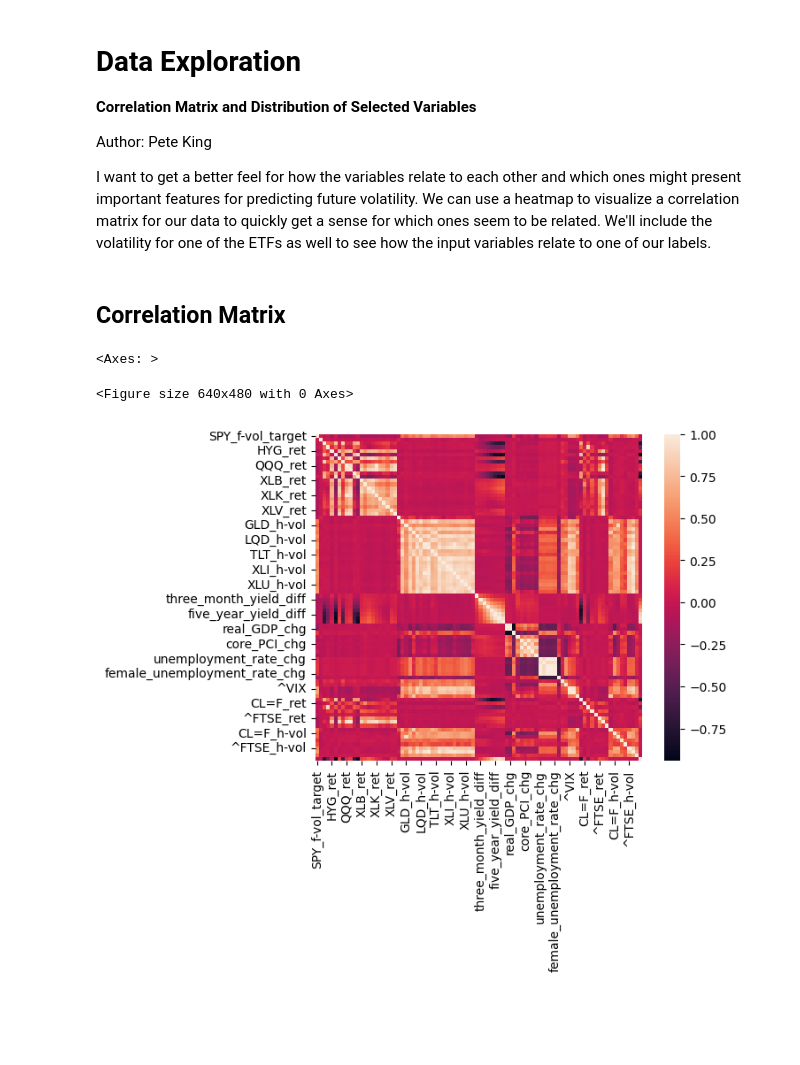
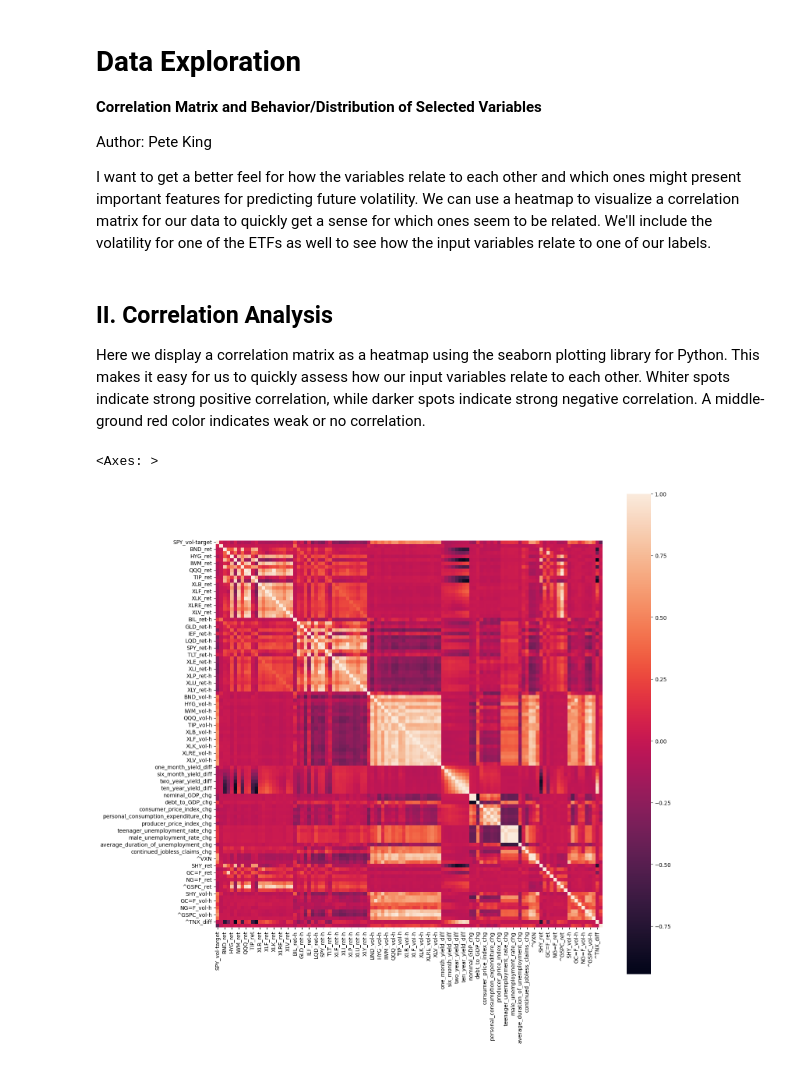
Before and after one commit to tmacpherson6/investment_advisor_dashboard_capstone, a Jupyter notebook: Pete-B5_Data-Exploration.ipynb, the cells around one changed output. Cells and saved outputs as stored; diff of their text form; code cells hidden in the pictures; blank space fills up the shorter version.

Commit message:
added past 2-week return as a feature

```diff
--- a/Pete-B5_Data-Exploration.ipynb
+++ b/Pete-B5_Data-Exploration.ipynb
@@ -1,7 +1,7 @@
 # %% [markdown]
 # Data Exploration
 
-**Correlation Matrix and Distribution of Selected Variables**
+**Correlation Matrix and Behavior/Distribution of Selected Variables**
 
 Author: Pete King
 
@@ -27,17 +27,20 @@ df = pd.read_csv(
     parse_dates=True
 )
 # %% [markdown]
-## Correlation Matrix
+## II. Correlation Analysis
+
+Here we display a correlation matrix as a heatmap using the seaborn plotting library for Python.  This makes it easy for us to quickly assess how our input variables relate to each other.  Whiter spots indicate strong positive correlation, while darker spots indicate strong negative correlation.  A middle-ground red color indicates weak or no correlation.
 # %%
-X_cols, y_cols = dp.get_X_y_cols(df)
-corr = df[[TICKER + '_f-vol_target'] + X_cols].corr()
+X_cols, y_cols = dp.get_X_y_cols(df, returns=True)
+corr_matrix = df[
+    [TICKER + '_vol-target'] + X_cols + [TICKER + '_ret-target']
+    ].corr()
 # %%
-fig = plt.figure()
-ax = plt.subplots()
+fig = plt.figure(figsize=(16, 16))
+ax = fig.subplots()
 
-sns.heatmap(corr, square=True)
+sns.heatmap(corr_matrix, square=True, ax=ax)
 # %% [output]
 <Axes: >
-<Figure size 640x480 with 0 Axes>
-[figure, old version]
+[figure, new version]
 # %% [markdown]
```
Also changed, not shown: parts of 17 cells of this notebook, 3 other files.
